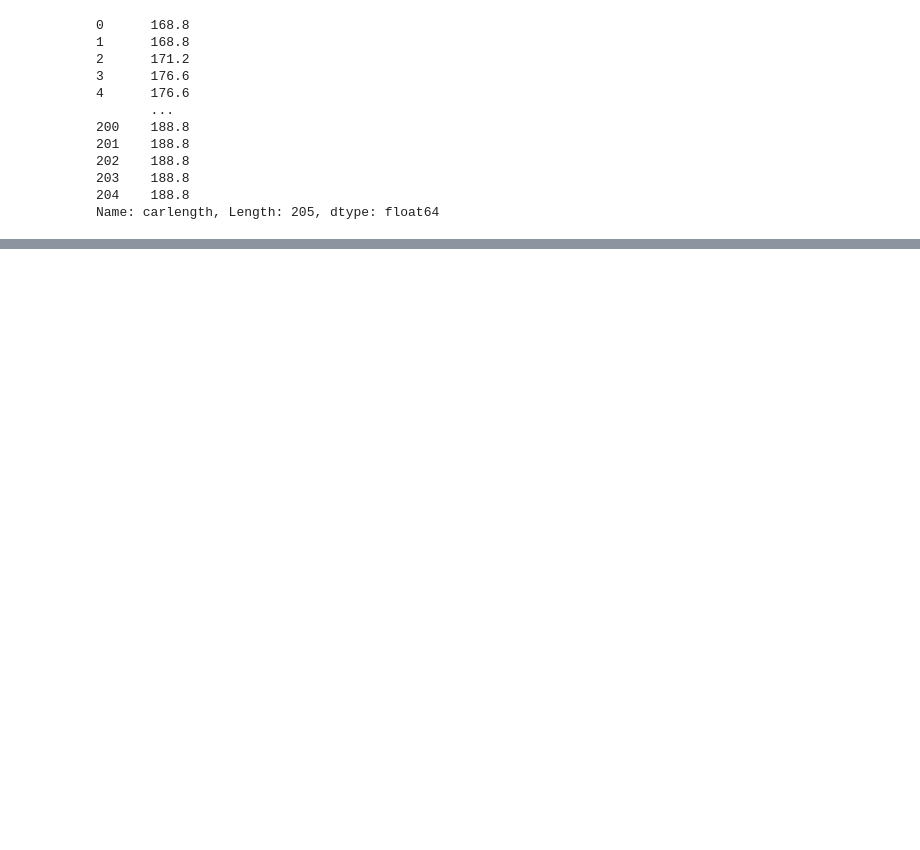
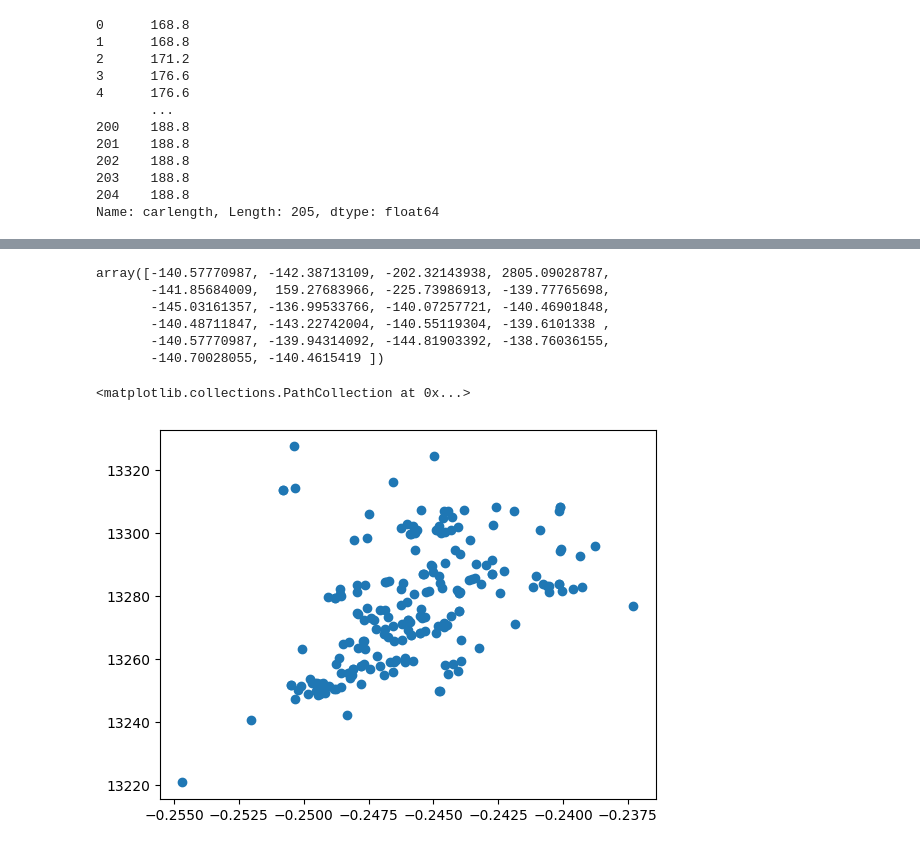
Before and after one commit to DCI-alxogm/ml2023-David-Nicolas364, a Jupyter notebook: Sep9/Ejercicio_9_sep.ipynb, the cells around one changed output, grey strips where cells are left out. Saved outputs shown, nothing was run; the diff lists cells and outputs as text; code cells hidden in the pictures; blank space fills up the shorter version.

```diff
--- a/Sep9/Ejercicio_9_sep.ipynb
+++ b/Sep9/Ejercicio_9_sep.ipynb
@@ -184,0 +272,50 @@ sns.boxplot(data=df, x=Lad[9], y="price")
+# %%
+#derivada
+def D(x,y,w):
+  dw = np.zeros(len(w))
+  f=0
+  for i in range(len(w)):
+    if i== 0:
+      f = w[0]
+    else:
+      f += w[i]*x[i-1,:]
+  for j in range(len(w)):
+    if i== 0:
+      dw[0] = np.sum((f-y))/len(x)
+    else:
+      dw[j] = np.sum((f-y)*x[j-1,:])/len(x)
+  return dw
+# %%
+#método gradiente descendiente
+def graddec(x,y,w,alph,iter,V,D):
+  cost=[]
+  for i in range(iter):
+    dj=D(x,y,w)
+    for j in range(len(w)):
+      w[j] = w[j]-alph*dj[j]
+    cost.append(V(x,y,w))
+  return w, cost
+# %%
+w=np.zeros(22)
+iteraciones = 10000
+alph=1e-5
+wf, cost=graddec(Xc_norm,Tc,w, alph, iteraciones, L,D)
+wf
+# %% [output]
+array([-140.57770987, -142.38713109, -202.32143938, 2805.09028787,
+       -141.85684009,  159.27683966, -225.73986913, -139.77765698,
+       -145.03161357, -136.99533766, -140.07257721, -140.46901848,
+       -140.48711847, -143.22742004, -140.55119304, -139.6101338 ,
+       -140.57770987, -139.94314092, -144.81903392, -138.76036155,
+       -140.70028055, -140.4615419 ])
+# %%
+for i in range(len(wf)):
+    if i==0:
+      fw = wf[0]
+    else:
+      fw += wf[i]*Xc_norm[i-1,:]
+# %%
+plt.scatter(Xc_norm[21,:],fw)
+# %% [output]
+<matplotlib.collections.PathCollection at 0x...>
+[figure, added]
```
Also changed, not shown: parts of 48 cells of this notebook.
